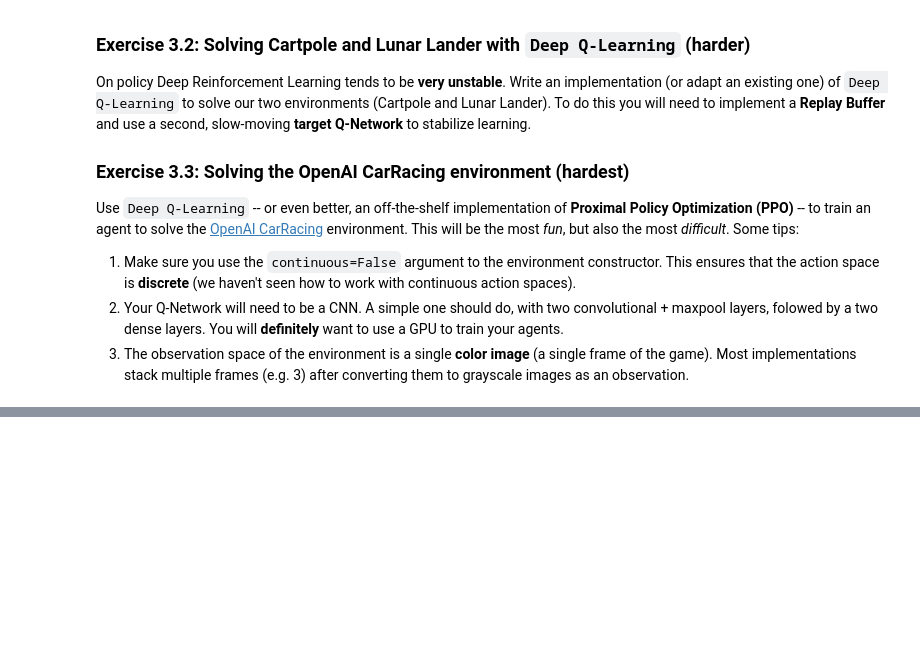
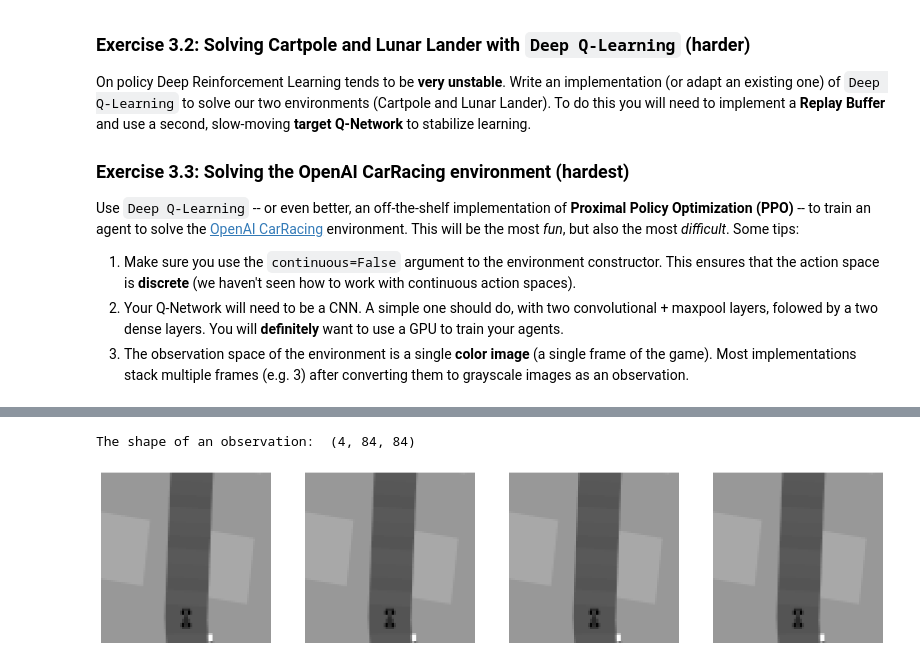
Before and after one commit to marcochisciedu/DLAProjects, a Jupyter notebook: Lab3-DRL.ipynb, the cells around one changed output, grey strips where cells are left out. Drawn from its saved outputs; the diff is of its cells as text; code cells hidden in the pictures; blank space fills up the shorter version.

Commit message:
update Car Racing

```diff
--- a/Lab3-DRL.ipynb
+++ b/Lab3-DRL.ipynb
@@ -1131,0 +1008,8 @@ class CarRacingDQNAgent:
+# %%
+import cv2
+
+def preprocess(img):
+    img = img[:84, 6:90] # CarRacing-v2-specific cropping
+
+    img = cv2.cvtColor(img, cv2.COLOR_RGB2GRAY) / 255.0
+    return img
@@ -1131,0 +1070,17 @@ class CarRacingDQNAgent:
+# %%
+# Discrete action space: do nothing, steer left, steer right, gas, brake.
+env = gymnasium.make('CarRacing-v2', continuous=False)
+env = ImageEnv(env)
+
+# Check reset
+s, _ = env.reset()
+print("The shape of an observation: ", s.shape)
+
+fig, axes = plt.subplots(1, 4, figsize=(20, 5))
+for i in range(4):
+    axes[i].imshow(s[i], cmap='gray')
+    axes[i].axis('off')
+plt.show()
+# %% [output]
+The shape of an observation:  (4, 84, 84)
+[figure, added]
```
Also changed, not shown: parts of 24 cells of this notebook.
